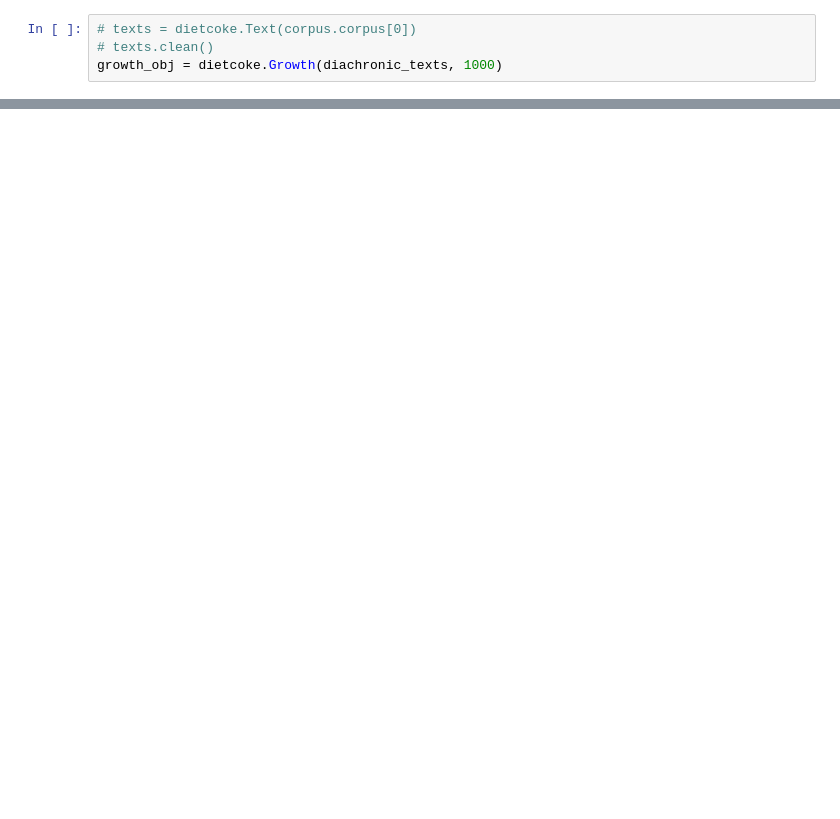
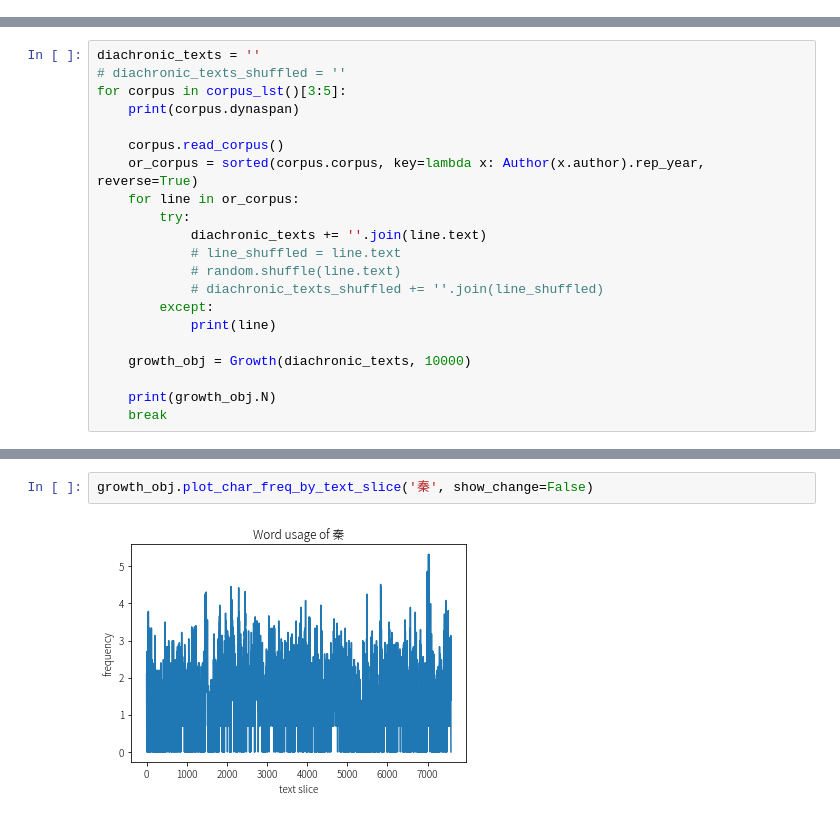
Before and after one commit to lopentu/cck, a Jupyter notebook: etc/vocab_growth_diachronic.ipynb, the cells around one changed output, grey strips where cells are left out. Cells and saved outputs as stored; diff of their text form; blank space fills up the shorter version.

Commit message:
update vocab growth

```diff
--- a/etc/vocab_growth_diachronic.ipynb
+++ b/etc/vocab_growth_diachronic.ipynb
@@ -58,4 +0,0 @@ print(len(diachronic_texts))
-# %%
-# texts = dietcoke.Text(corpus.corpus[0])
-# texts.clean()
-growth_obj = dietcoke.Growth(diachronic_texts, 1000)
@@ -167,0 +22,21 @@ plt.show()
+# %%
+diachronic_texts = ''
+# diachronic_texts_shuffled = ''
+for corpus in corpus_lst()[3:5]:
+    print(corpus.dynaspan)
+
+    corpus.read_corpus()
+    or_corpus = sorted(corpus.corpus, key=lambda x: Author(x.author).rep_year, reverse=True)
+    for line in or_corpus:
+        try:
+            diachronic_texts += ''.join(line.text)
+            # line_shuffled = line.text
+            # random.shuffle(line.text)
+            # diachronic_texts_shuffled += ''.join(line_shuffled)
+        except:
+            print(line)
+
+    growth_obj = Growth(diachronic_texts, 10000)
+
+    print(growth_obj.N)
+    break
@@ -167,0 +58,4 @@ plt.show()
+# %%
+growth_obj.plot_char_freq_by_text_slice('秦', show_change=False)
+# %% [output]
+[figure, added]
```
Also changed, not shown: parts of 41 cells of this notebook, 9 other files.
